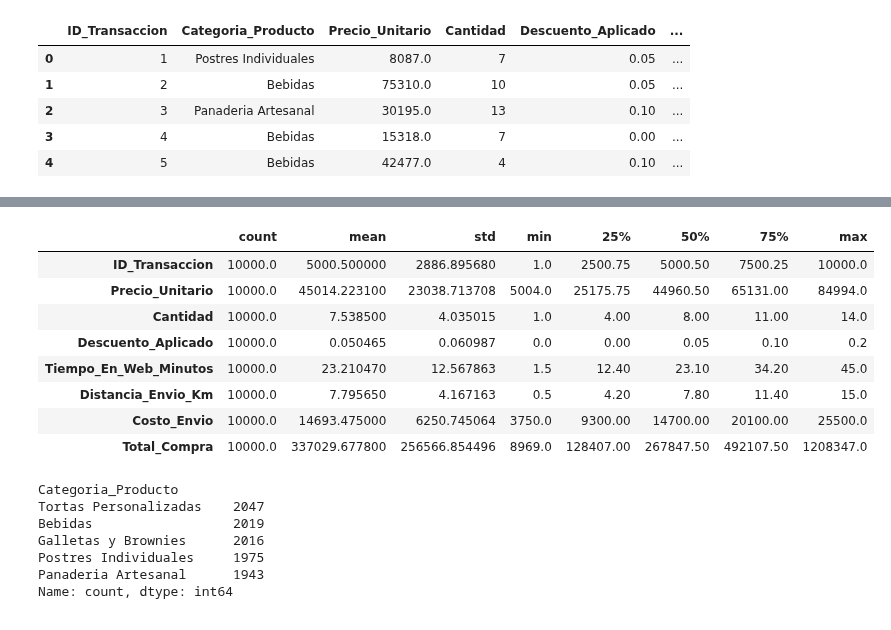
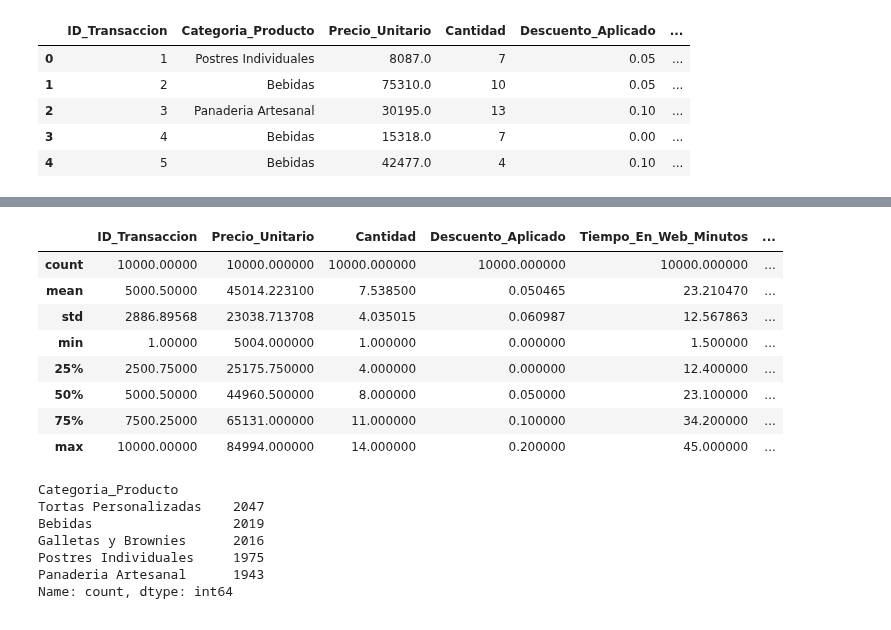
Before and after one commit to jeffer301/INTELIGENCIA-ARTIFICIAL--JEFFERSON-VALENCIA, a Jupyter notebook: Proyecto Final Inteligencia Artificial/notebook/proyecto_final_ml.ipynb, the cells around one changed output, grey strips where cells are left out. Drawn from its saved outputs; the diff is of its cells as text; code cells hidden in the pictures.

```diff
--- a/Proyecto Final Inteligencia Artificial/notebook/proyecto_final_ml.ipynb
+++ b/Proyecto Final Inteligencia Artificial/notebook/proyecto_final_ml.ipynb
@@ -194,15 +194,15 @@ memory usage: 703.3 KB
 # %%
-df.describe().T
+df.describe()
 # %% [output]
-|  | count | mean | std | min | 25% | 50% | 75% | max |
-| ID_Transaccion | 10000.0 | 5000.500000 | 2886.895680 | 1.0 | 2500.75 | 5000.50 | 7500.25 | 10000.0 |
-| Precio_Unitario | 10000.0 | 45014.223100 | 23038.713708 | 5004.0 | 25175.75 | 44960.50 | 65131.00 | 84994.0 |
-| Cantidad | 10000.0 | 7.538500 | 4.035015 | 1.0 | 4.00 | 8.00 | 11.00 | 14.0 |
-| Descuento_Aplicado | 10000.0 | 0.050465 | 0.060987 | 0.0 | 0.00 | 0.05 | 0.10 | 0.2 |
-| Tiempo_En_Web_Minutos | 10000.0 | 23.210470 | 12.567863 | 1.5 | 12.40 | 23.10 | 34.20 | 45.0 |
-| Distancia_Envio_Km | 10000.0 | 7.795650 | 4.167163 | 0.5 | 4.20 | 7.80 | 11.40 | 15.0 |
-| Costo_Envio | 10000.0 | 14693.475000 | 6250.745064 | 3750.0 | 9300.00 | 14700.00 | 20100.00 | 25500.0 |
-| Total_Compra | 10000.0 | 337029.677800 | 256566.854496 | 8969.0 | 128407.00 | 267847.50 | 492107.50 | 1208347.0 |
+|  | ID_Transaccion | Precio_Unitario | Cantidad | Descuento_Aplicado | Tiempo_En_Web_Minutos | ... |
+| count | 10000.00000 | 10000.000000 | 10000.000000 | 10000.000000 | 10000.000000 | ... |
+| mean | 5000.50000 | 45014.223100 | 7.538500 | 0.050465 | 23.210470 | ... |
+| std | 2886.89568 | 23038.713708 | 4.035015 | 0.060987 | 12.567863 | ... |
+| min | 1.00000 | 5004.000000 | 1.000000 | 0.000000 | 1.500000 | ... |
+| 25% | 2500.75000 | 25175.750000 | 4.000000 | 0.000000 | 12.400000 | ... |
+| 50% | 5000.50000 | 44960.500000 | 8.000000 | 0.050000 | 23.100000 | ... |
+| 75% | 7500.25000 | 65131.000000 | 11.000000 | 0.100000 | 34.200000 | ... |
+| max | 10000.00000 | 84994.000000 | 14.000000 | 0.200000 | 45.000000 | ... |
 # %%
 # Distribución de la variable objetivo
 print(df["Categoria_Producto"].value_counts())
```
Also changed, not shown: parts of 2 cells of this notebook.
